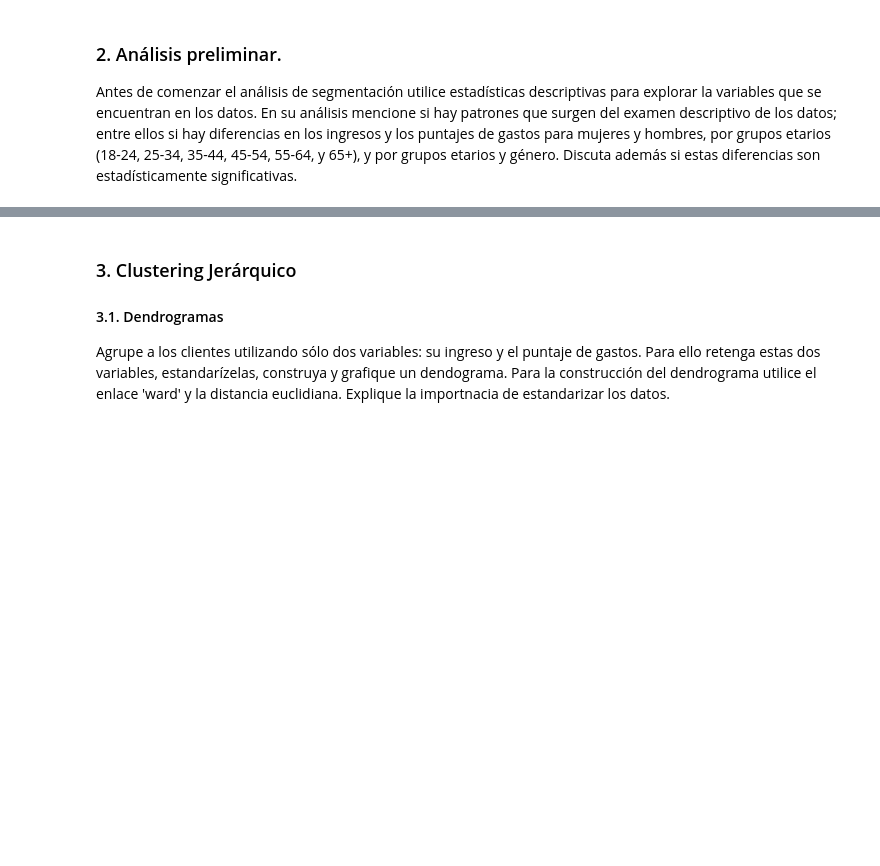
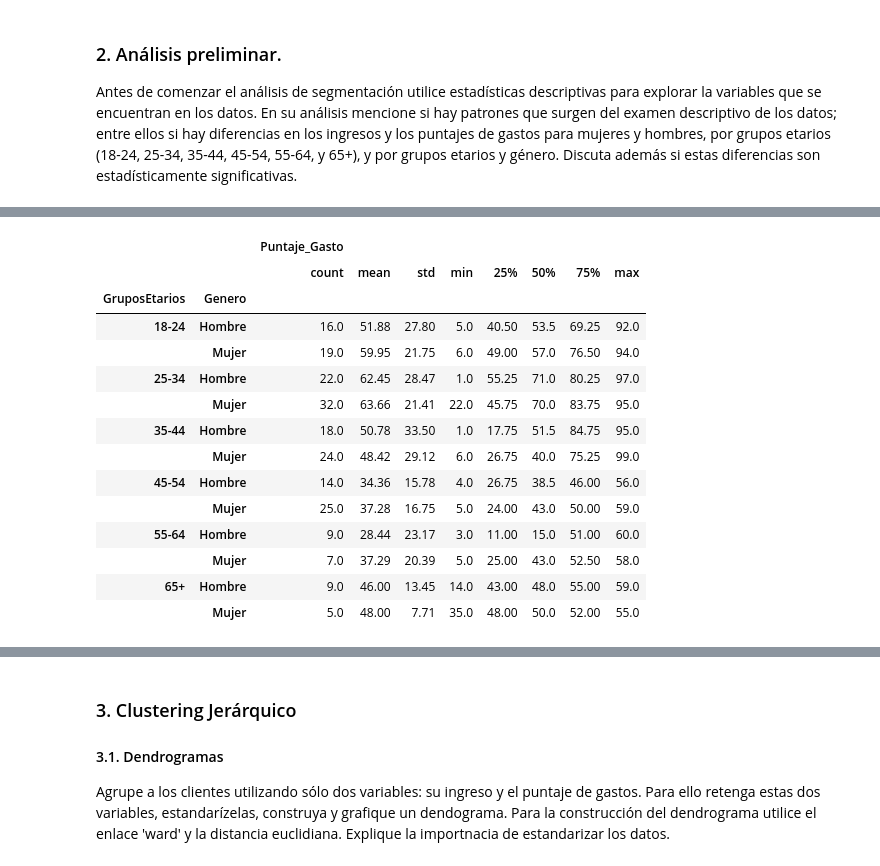
Before and after one commit to sebastian23escobar/Aprendizaje_no_supervisado, a Jupyter notebook: Taller2/S4_Taller_Jerarquico_DBSCAN.ipynb, the cells around one changed output, grey strips where cells are left out. Cells and saved outputs as stored; diff of their text form; code cells hidden in the pictures; blank space fills up the shorter version.

```diff
--- a/Taller2/S4_Taller_Jerarquico_DBSCAN.ipynb
+++ b/Taller2/S4_Taller_Jerarquico_DBSCAN.ipynb
@@ -138,0 +159,19 @@ round(estadisticas_por_categoria[['Ingreso', 'Puntaje_Gasto']],2)
+# %%
+# Mostrar las estadísticas descriptivas por categorías
+round(estadisticas_por_categoria[['Puntaje_Gasto']],2)
+# %% [output]
+|  |  | Puntaje_Gasto |  |  |  |  |  |  |  |
+|  |  | count | mean | std | min | 25% | 50% | 75% | max |
+| GruposEtarios | Genero |  |  |  |  |  |  |  |  |
+| 18-24 | Hombre | 16.0 | 51.88 | 27.80 | 5.0 | 40.50 | 53.5 | 69.25 | 92.0 |
+|  | Mujer | 19.0 | 59.95 | 21.75 | 6.0 | 49.00 | 57.0 | 76.50 | 94.0 |
+| 25-34 | Hombre | 22.0 | 62.45 | 28.47 | 1.0 | 55.25 | 71.0 | 80.25 | 97.0 |
+|  | Mujer | 32.0 | 63.66 | 21.41 | 22.0 | 45.75 | 70.0 | 83.75 | 95.0 |
+| 35-44 | Hombre | 18.0 | 50.78 | 33.50 | 1.0 | 17.75 | 51.5 | 84.75 | 95.0 |
+|  | Mujer | 24.0 | 48.42 | 29.12 | 6.0 | 26.75 | 40.0 | 75.25 | 99.0 |
+| 45-54 | Hombre | 14.0 | 34.36 | 15.78 | 4.0 | 26.75 | 38.5 | 46.00 | 56.0 |
+|  | Mujer | 25.0 | 37.28 | 16.75 | 5.0 | 24.00 | 43.0 | 50.00 | 59.0 |
+| 55-64 | Hombre | 9.0 | 28.44 | 23.17 | 3.0 | 11.00 | 15.0 | 51.00 | 60.0 |
+|  | Mujer | 7.0 | 37.29 | 20.39 | 5.0 | 25.00 | 43.0 | 52.50 | 58.0 |
+| 65+ | Hombre | 9.0 | 46.00 | 13.45 | 14.0 | 43.00 | 48.0 | 55.00 | 59.0 |
+|  | Mujer | 5.0 | 48.00 | 7.71 | 35.0 | 48.00 | 50.0 | 52.00 | 55.0 |
```
Also changed, not shown: parts of 21 cells of this notebook.
